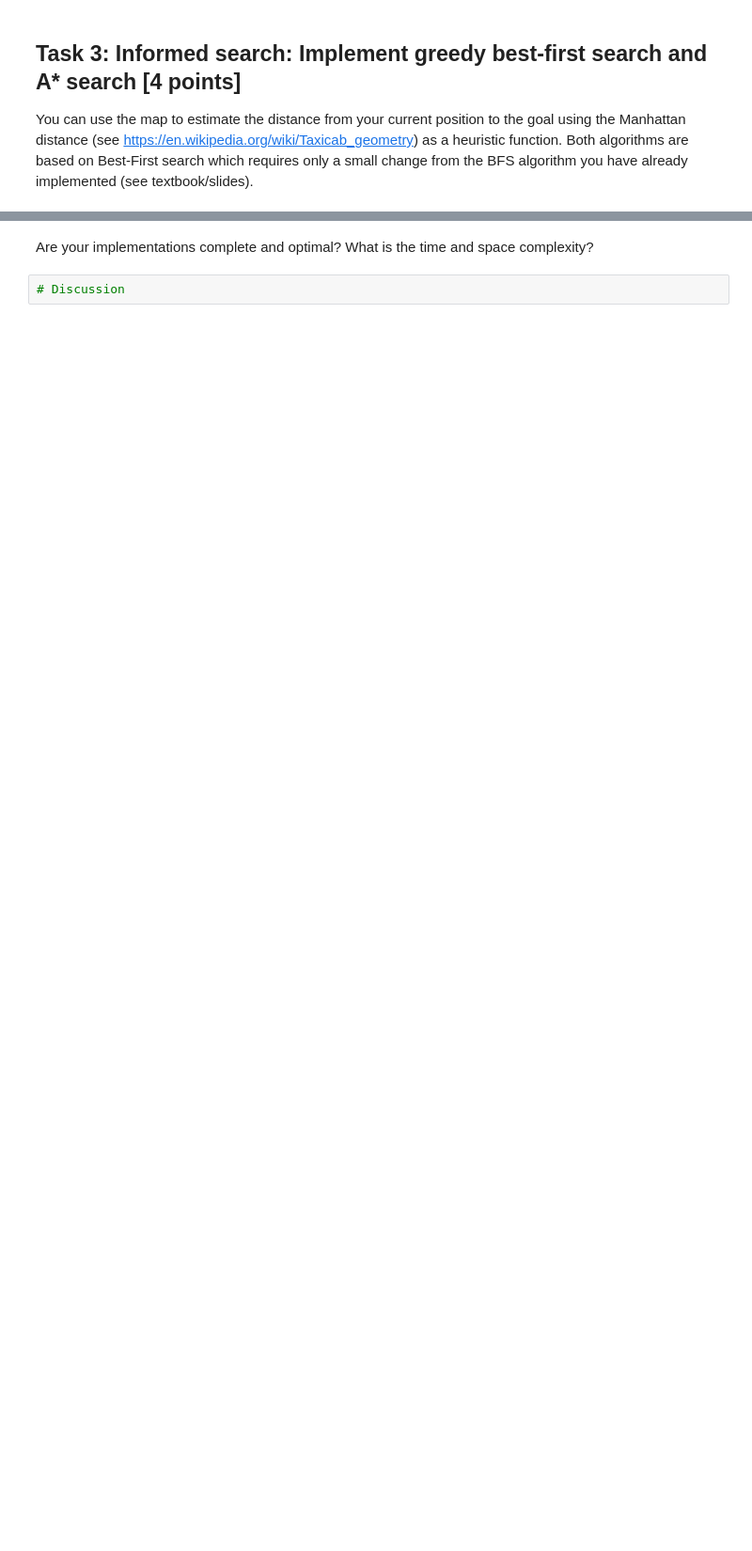
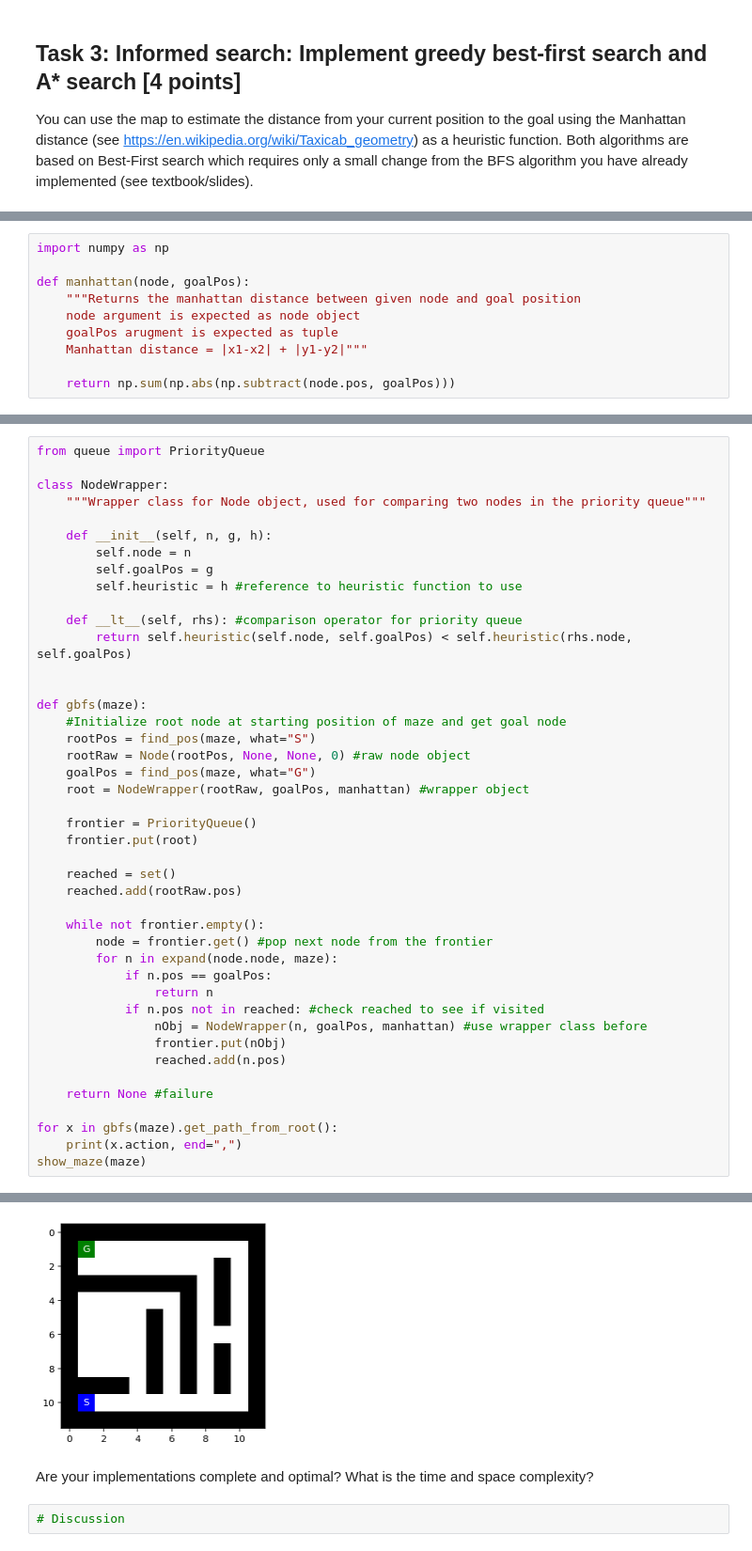
Before and after one commit to ZechWolf/CS7320-AI, a Jupyter notebook: Search/Maze.ipynb, the cells around one changed output, grey strips where cells are left out. Shown: that part at 94% size. Cells and saved outputs as stored; diff of their text form; blank space fills up the shorter version.

```diff
--- a/Search/Maze.ipynb
+++ b/Search/Maze.ipynb
@@ -347,0 +405,10 @@ You can use the map to estimate the distance from your current position to the g
+# %%
+import numpy as np
+
+def manhattan(node, goalPos):
+    """Returns the manhattan distance between given node and goal position
+    node argument is expected as node object
+    goalPos arugment is expected as tuple
+    Manhattan distance = |x1-x2| + |y1-y2|"""
+
+    return np.sum(np.abs(np.subtract(node.pos, goalPos)))
@@ -347,0 +417,44 @@ You can use the map to estimate the distance from your current position to the g
+# %%
+from queue import PriorityQueue
+
+class NodeWrapper:
+    """Wrapper class for Node object, used for comparing two nodes in the priority queue"""
+
+    def __init__(self, n, g, h):
+        self.node = n
+        self.goalPos = g
+        self.heuristic = h #reference to heuristic function to use
+
+    def __lt__(self, rhs): #comparison operator for priority queue
+        return self.heuristic(self.node, self.goalPos) < self.heuristic(rhs.node, self.goalPos)
+
+
+def gbfs(maze):
+    #Initialize root node at starting position of maze and get goal node
+    rootPos = find_pos(maze, what="S")
+    rootRaw = Node(rootPos, None, None, 0) #raw node object
+    goalPos = find_pos(maze, what="G")
+    root = NodeWrapper(rootRaw, goalPos, manhattan) #wrapper object
+
+    frontier = PriorityQueue()
+    frontier.put(root)
+
+    reached = set()
+    reached.add(rootRaw.pos)
+
+    while not frontier.empty():
+        node = frontier.get() #pop next node from the frontier
+        for n in expand(node.node, maze):
+            if n.pos == goalPos:
+                return n
+            if n.pos not in reached: #check reached to see if visited
+                nObj = NodeWrapper(n, goalPos, manhattan) #use wrapper class before
+                frontier.put(nObj)
+                reached.add(n.pos)
+
+    return None #failure
+
+for x in gbfs(maze).get_path_from_root():
+    print(x.action, end=",")
+show_maze(maze)
+# %% [output]
@@ -348,3 +462,4 @@ You can use the map to estimate the distance from your current position to the g
+[figure, added]
 # %% [markdown]
 Are your implementations complete and optimal? What is the time and space complexity?
 # %%
```
Also changed, not shown: parts of 19 cells of this notebook.
